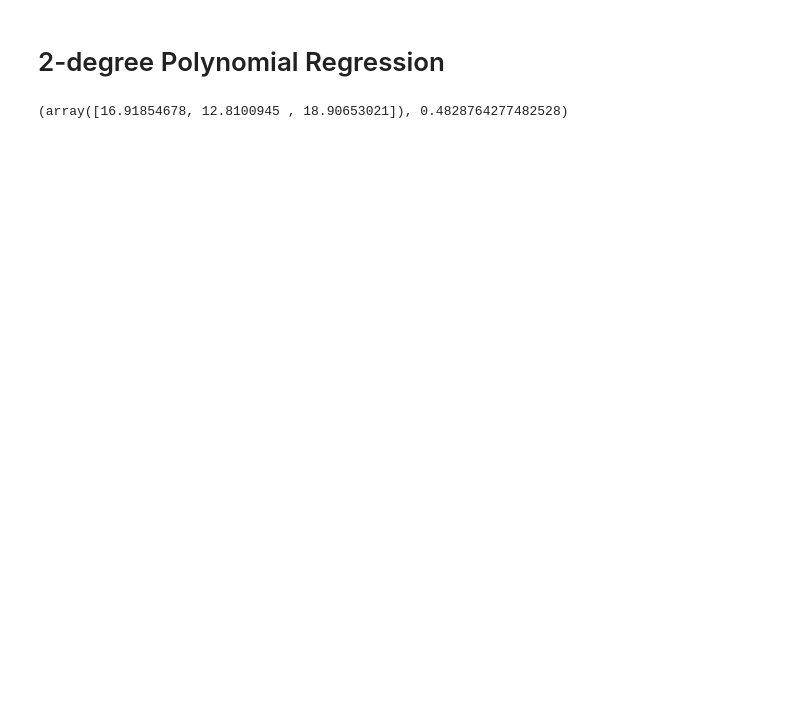
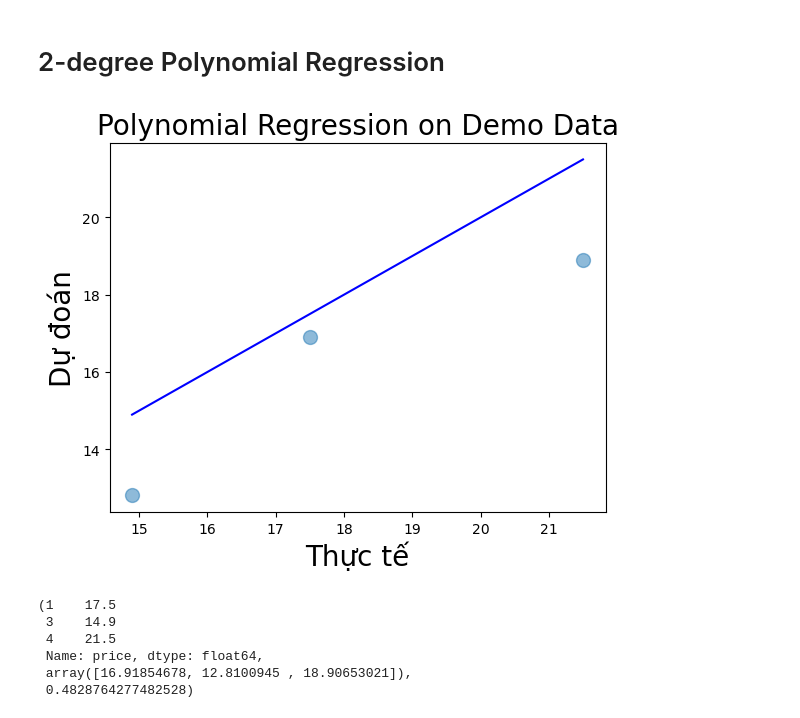
Before and after one commit to hsgsstudent/hanoi_real_estate_prediction, a Jupyter notebook: src/demo.ipynb, the cells around one changed output. Cells and saved outputs as stored; diff of their text form; code cells hidden in the pictures; blank space fills up the shorter version.

```diff
--- a/src/demo.ipynb
+++ b/src/demo.ipynb
@@ -291,11 +310,18 @@ y_demo_pred, r2_score(y_demo, y_demo_pred)
 # %%
 from sklearn.preprocessing import PolynomialFeatures
 poly_features = PolynomialFeatures(degree=2)
 X_train_poly = poly_features.fit_transform(X_train)
 ridge_poly = Ridge(alpha = 10)
 ridge_poly.fit(X_train_poly, y_train)
 X_demo_poly = poly_features.fit_transform(X_demo)
 y_demo_pred = ridge_poly.predict(X_demo_poly)
-y_demo_pred, r2_score(y_demo, y_demo_pred)
+plot_evaluate(y_demo, y_demo_pred, 'Polynomial Regression on Demo Data')
+y_demo, y_demo_pred, r2_score(y_demo, y_demo_pred)
 # %% [output]
+[figure, added]
-(array([16.91854678, 12.8100945 , 18.90653021]), 0.4828764277482528)
+(1    17.5
+ 3    14.9
+ 4    21.5
+ Name: price, dtype: float64,
+ array([16.91854678, 12.8100945 , 18.90653021]),
+ 0.4828764277482528)
```
Also changed, not shown: parts of 18 cells of this notebook, 5 other files.
